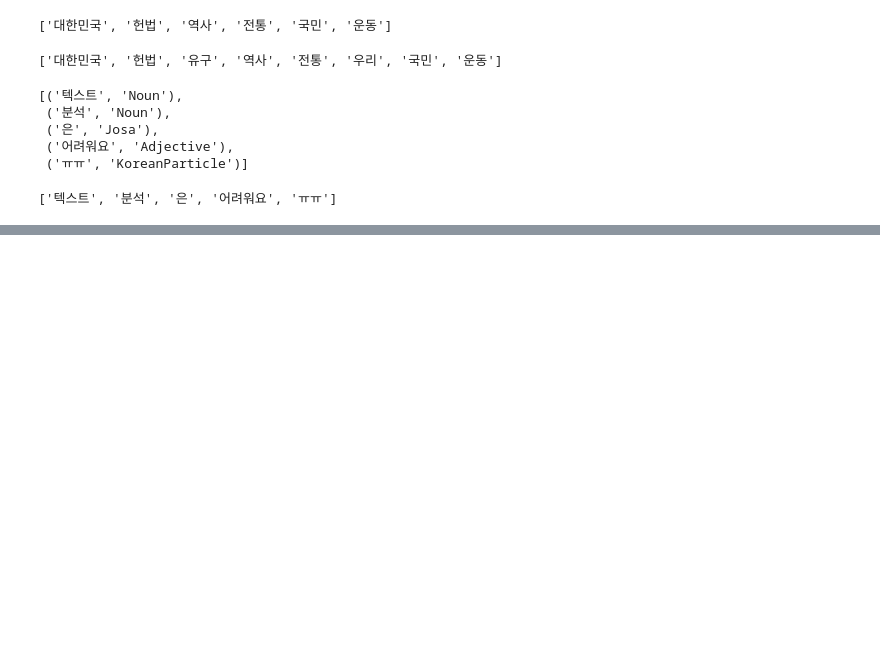
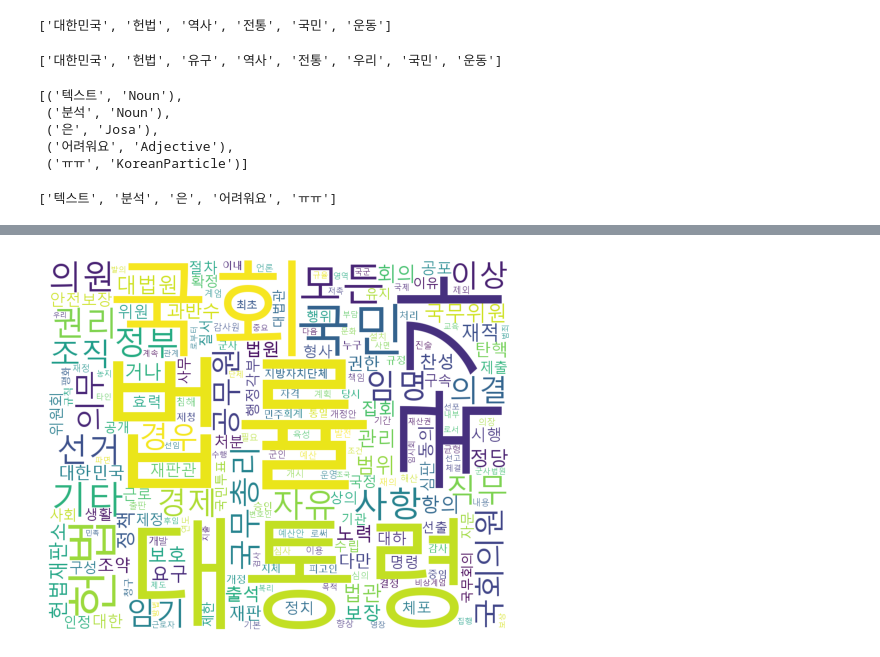
Before and after one commit to initbtn/BIGDATA_VISUALATION, a Jupyter notebook: konlpy_test1.ipynb, the cells around one changed output, grey strips where cells are left out. Saved outputs shown, nothing was run; the diff lists cells and outputs as text; code cells hidden in the pictures; blank space fills up the shorter version.

```diff
--- a/konlpy_test1.ipynb
+++ b/konlpy_test1.ipynb
@@ -135,0 +235,5 @@ okt.morphs(s)
+# %%
+kv=kolaw.vocab()
+type(kv)
+kv1=kv.most_common(10)
+kv1
@@ -135,0 +251,4 @@ okt.morphs(s)
+# %%
+kv2=dict()
+for tag, count in kv1:
+    print(tag, count)
@@ -135,0 +266,7 @@ okt.morphs(s)
+# %%
+kv3=dict()
+for tag, count in kv.items():
+    if(len(tag))>1:
+        kv3[tag]=count
+
+kv3
@@ -135,0 +291,10 @@ okt.morphs(s)
+# %%
+from wordcloud import WordCloud
+font_path='c:/Windows/Fonts/malgun.ttf'
+wc=WordCloud(width=1000, height=800, background_color='white', font_path=font_path, random_state=0)
+plt.imshow(wc.generate_from_frequencies(kv3))
+plt.axis('off')
+plt.savefig('data/wc1.png')
+plt.show()
+# %% [output]
+[figure, added]
```
Also changed, not shown: parts of 16 cells of this notebook, 16 other files.
